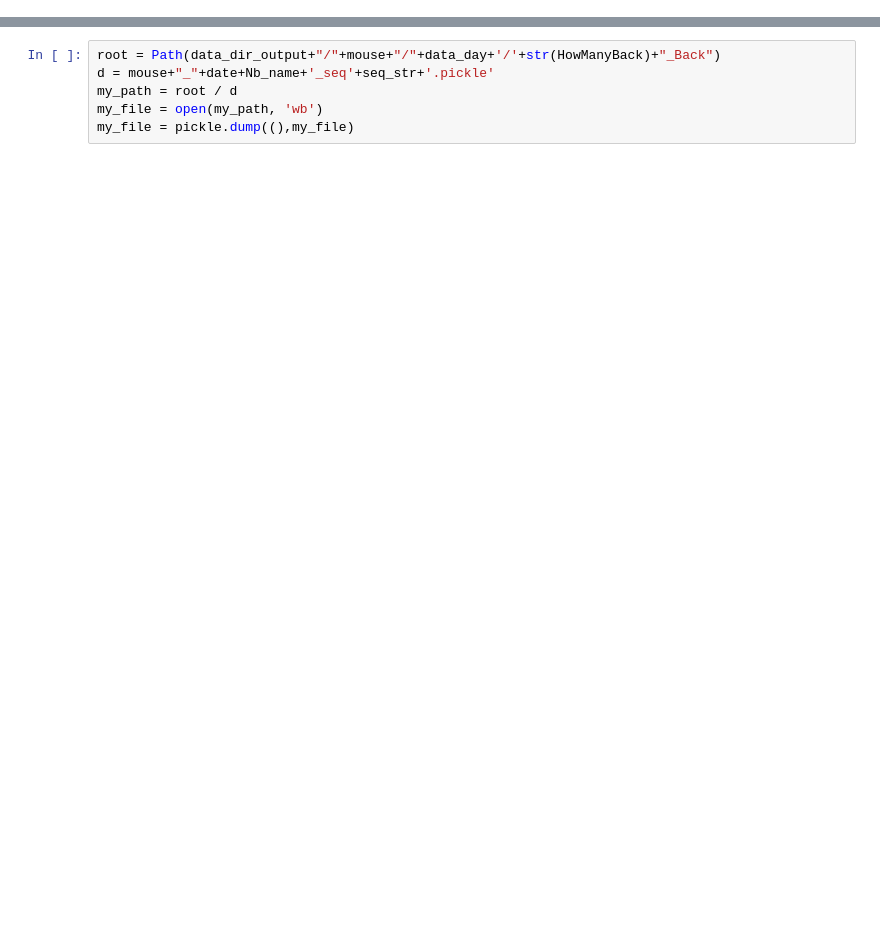
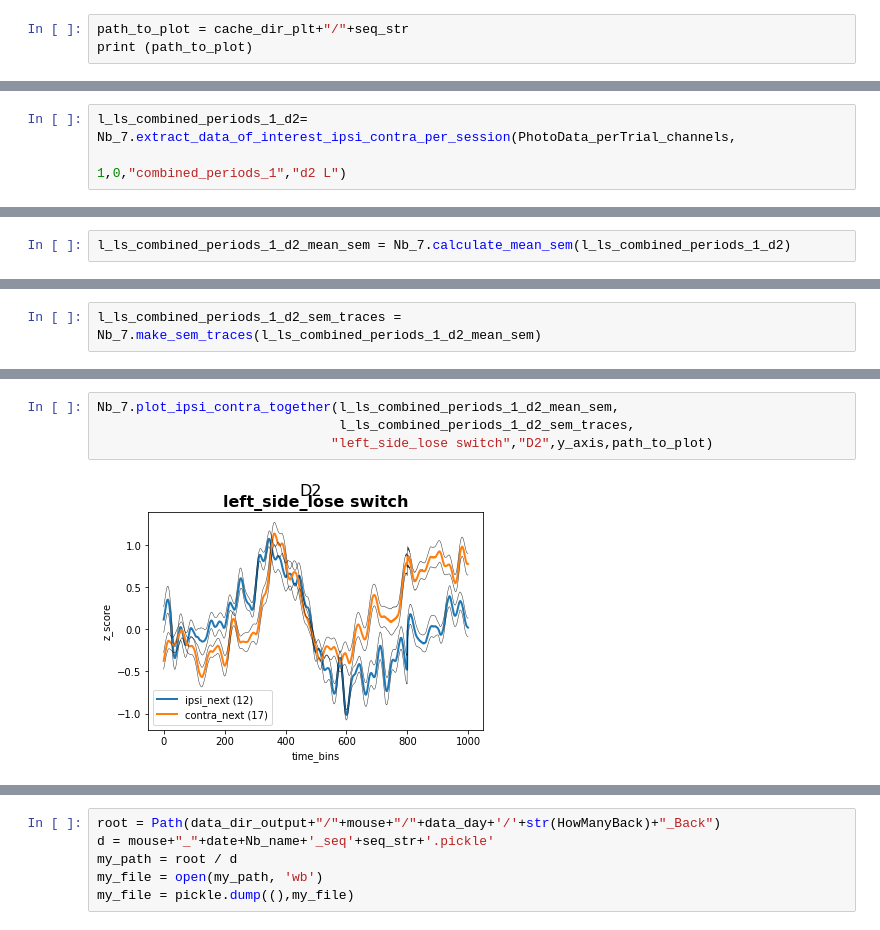
Before and after one commit to gilmandelbaum/analysis-pipeline-for-photometry_ex, a Jupyter notebook: papermill_and_helper_functions/TestOutPut.ipynb, the cells around one changed output, grey strips where cells are left out. Drawn from its saved outputs; the diff is of its cells as text; blank space fills up the shorter version.

Commit message:
working on analysis of data set

```diff
--- a/papermill_and_helper_functions/TestOutPut.ipynb
+++ b/papermill_and_helper_functions/TestOutPut.ipynb
@@ -48,0 +86,3 @@ photo_day = "T187-152018"
+# %%
+path_to_plot = cache_dir_plt+"/"+seq_str
+print (path_to_plot)
@@ -48,0 +96,3 @@ photo_day = "T187-152018"
+# %%
+l_ls_combined_periods_1_d2= Nb_7.extract_data_of_interest_ipsi_contra_per_session(PhotoData_perTrial_channels,
+                                                                      1,0,"combined_periods_1","d2 L")
@@ -48,0 +109,2 @@ photo_day = "T187-152018"
+# %%
+l_ls_combined_periods_1_d2_mean_sem = Nb_7.calculate_mean_sem(l_ls_combined_periods_1_d2)
@@ -48,0 +119,2 @@ photo_day = "T187-152018"
+# %%
+l_ls_combined_periods_1_d2_sem_traces = Nb_7.make_sem_traces(l_ls_combined_periods_1_d2_mean_sem)
@@ -48,0 +133,6 @@ photo_day = "T187-152018"
+# %%
+Nb_7.plot_ipsi_contra_together(l_ls_combined_periods_1_d2_mean_sem,
+                               l_ls_combined_periods_1_d2_sem_traces,
+                              "left_side_lose switch","D2",y_axis,path_to_plot)
+# %% [output]
+[figure, added]
```
Also changed, not shown: parts of 31 cells of this notebook, 7 other files.
